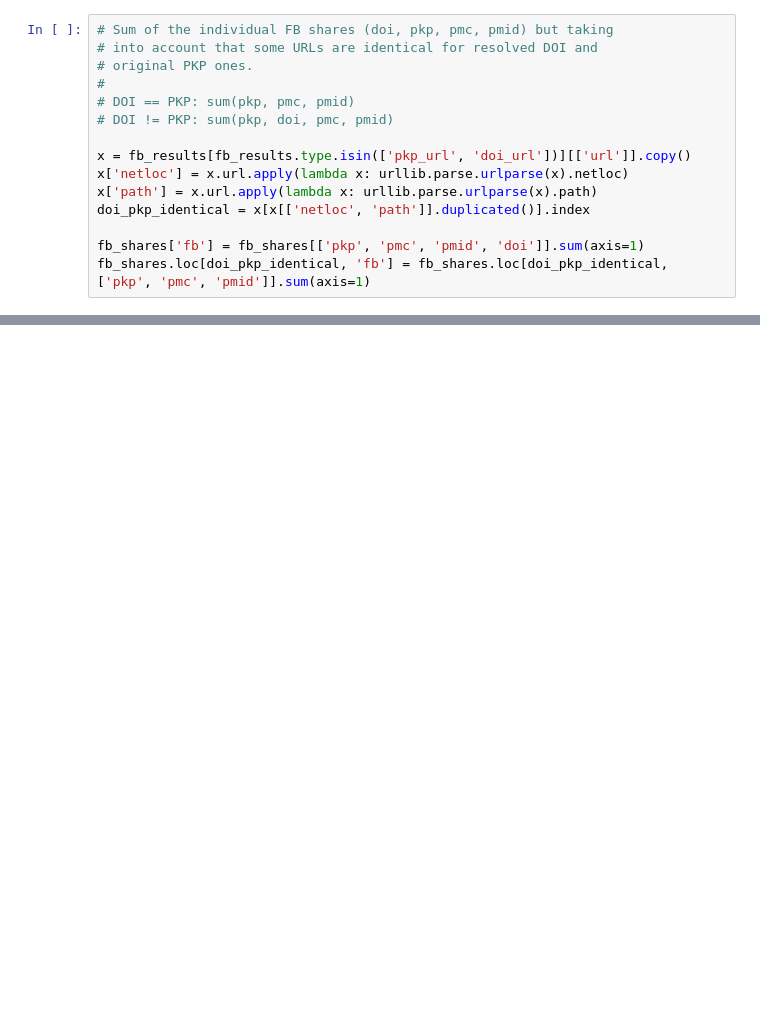
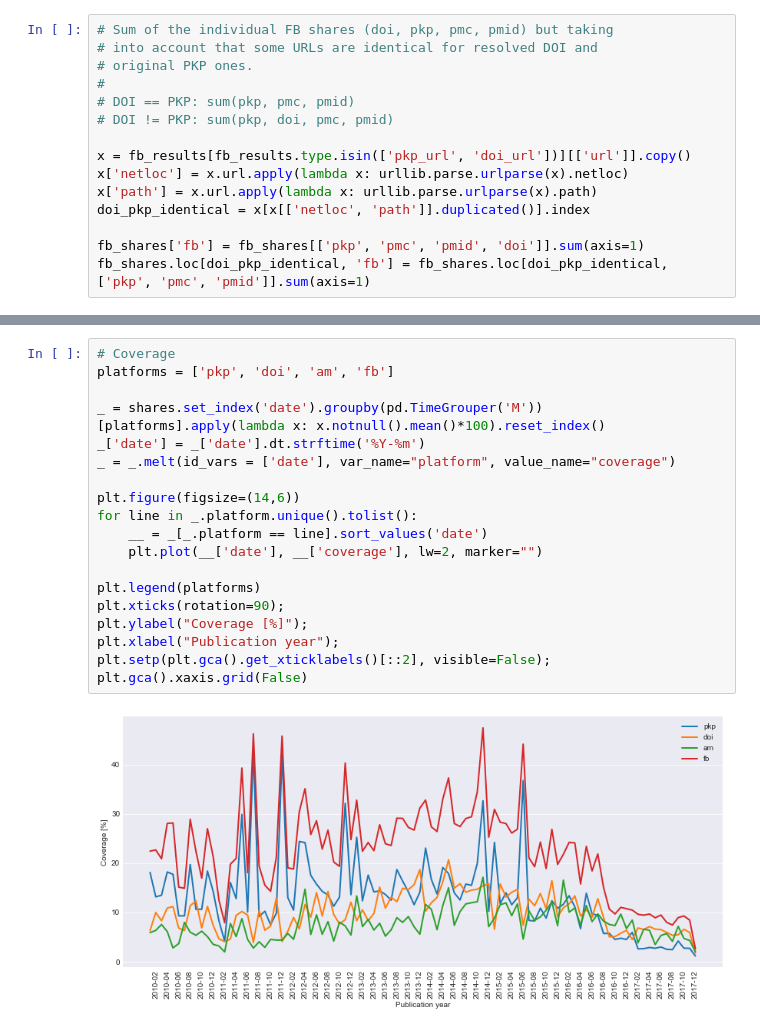
Before and after one commit to ScholCommLab/fhe-public-private, a Jupyter notebook: pkp-analysis.ipynb, the cells around one changed output, grey strips where cells are left out. Saved outputs shown, nothing was run; the diff lists cells and outputs as text; blank space fills up the shorter version.

```diff
--- a/pkp-analysis.ipynb
+++ b/pkp-analysis.ipynb
@@ -199,3 +234,24 @@ plt.xlabel("Publication year");
+# %%
+# Coverage
+platforms = ['pkp', 'doi', 'am', 'fb']
+
+_ = shares.set_index('date').groupby(pd.TimeGrouper('M'))[platforms].apply(lambda x: x.notnull().mean()*100).reset_index()
+_['date'] = _['date'].dt.strftime('%Y-%m')
+_ = _.melt(id_vars = ['date'], var_name="platform", value_name="coverage")
+
+plt.figure(figsize=(14,6))
+for line in _.platform.unique().tolist():
+    __ = _[_.platform == line].sort_values('date')
+    plt.plot(__['date'], __['coverage'], lw=2, marker="")
+
+plt.legend(platforms)
+plt.xticks(rotation=90);
+plt.ylabel("Coverage [%]");
+plt.xlabel("Publication year");
+plt.setp(plt.gca().get_xticklabels()[::2], visible=False);
+plt.gca().xaxis.grid(False)
+# %% [output]
+[figure, added]
 # %%
 _ = shares[['year', 'am', 'fb']].melt(id_vars = ['year'], var_name="platform", value_name="shares")
 sns.pointplot(x="year", y="shares", hue="platform",
```
Also changed, not shown: parts of 24 cells of this notebook.
